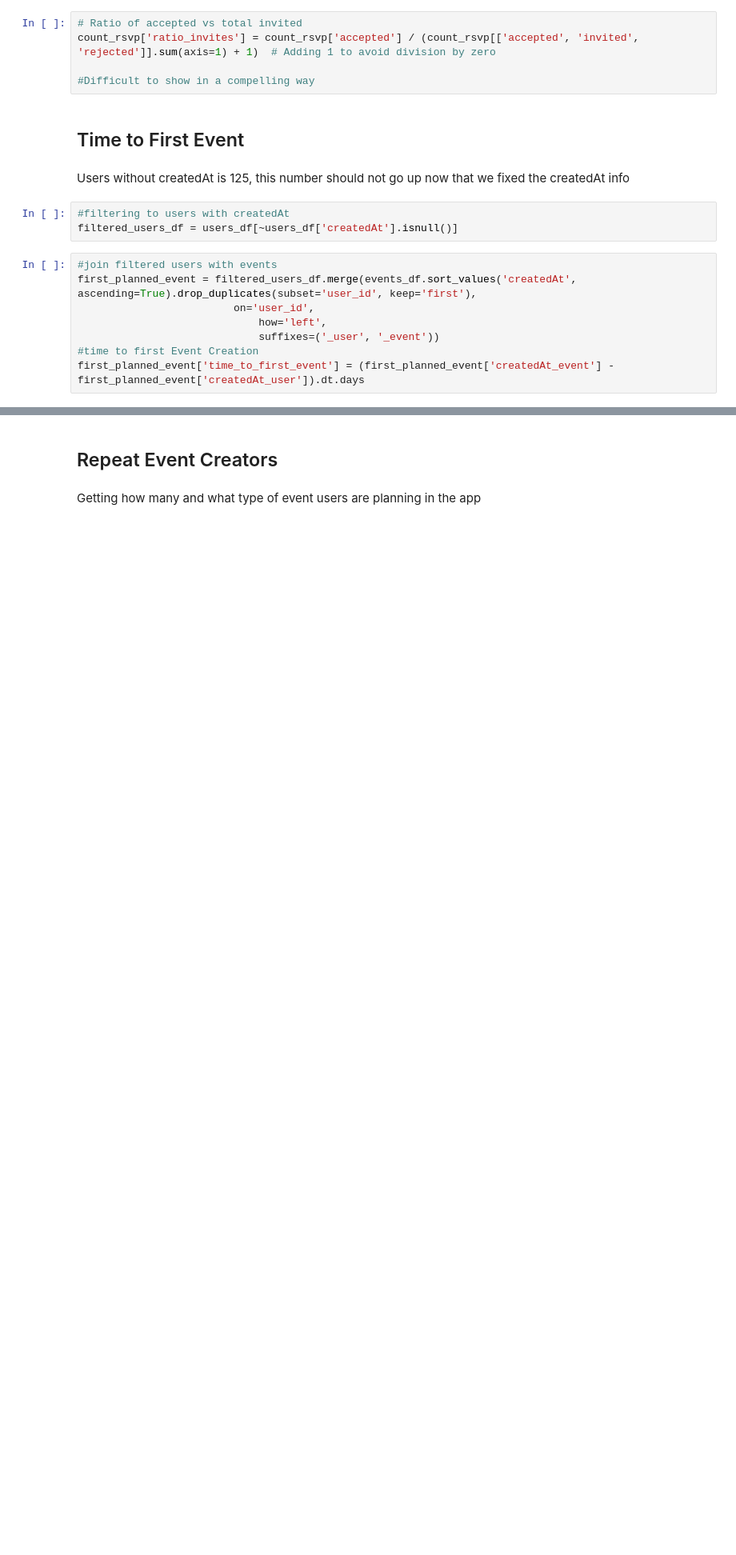
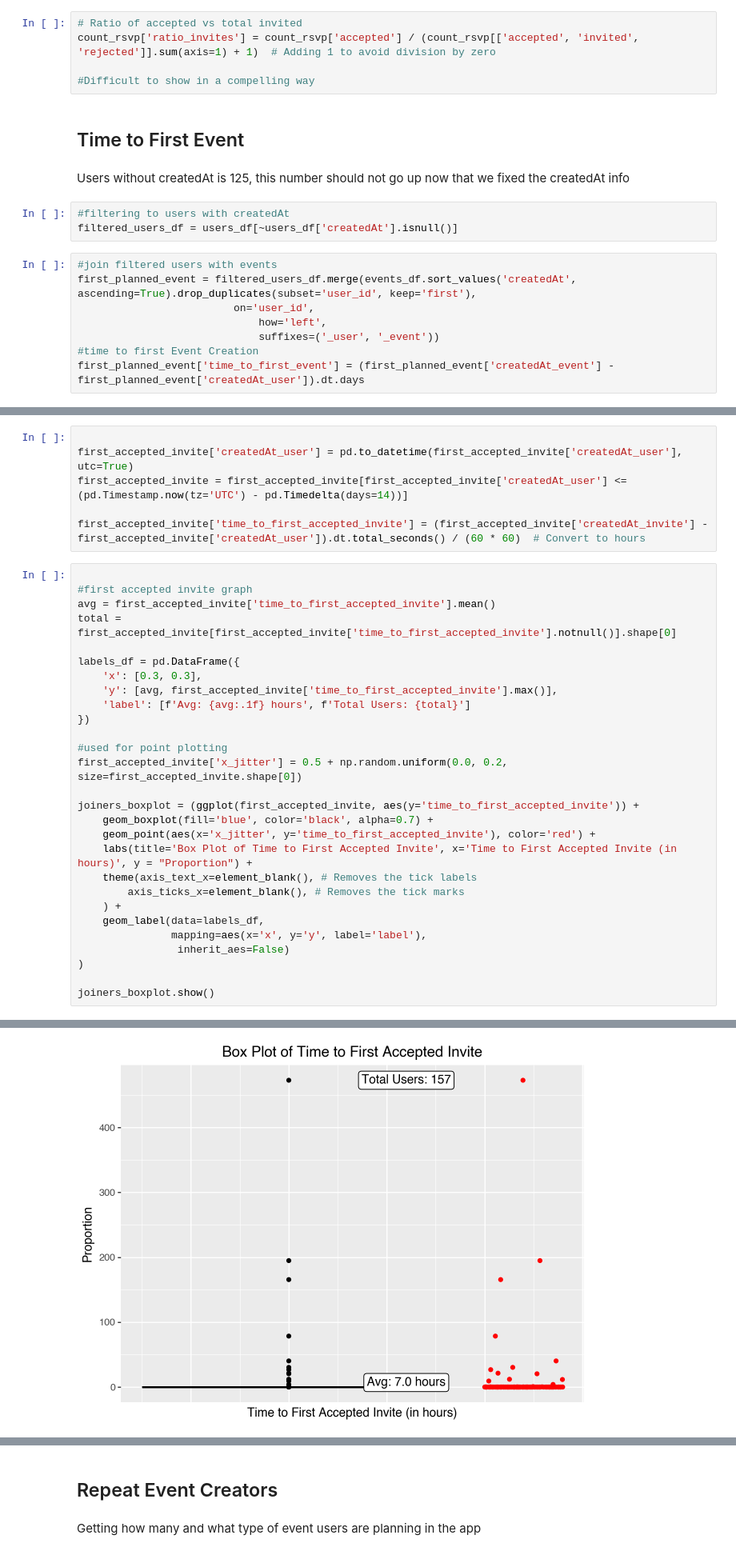
Before and after one commit to brandon841/analytics_report, a Jupyter notebook: event_analytics.ipynb, the cells around one changed output, grey strips where cells are left out. Shown at 80% size. Saved outputs shown, nothing was run; the diff lists cells and outputs as text; blank space fills up the shorter version.

```diff
--- a/event_analytics.ipynb
+++ b/event_analytics.ipynb
@@ -232,0 +183,35 @@ geom_point : Removed 29 rows containing missing values.
+# %%
+
+first_accepted_invite['createdAt_user'] = pd.to_datetime(first_accepted_invite['createdAt_user'], utc=True)
+first_accepted_invite = first_accepted_invite[first_accepted_invite['createdAt_user'] <= (pd.Timestamp.now(tz='UTC') - pd.Timedelta(days=14))]
+
+first_accepted_invite['time_to_first_accepted_invite'] = (first_accepted_invite['createdAt_invite'] - first_accepted_invite['createdAt_user']).dt.total_seconds() / (60 * 60)  # Convert to hours
+# %%
+
+#first accepted invite graph
+avg = first_accepted_invite['time_to_first_accepted_invite'].mean()
+total = first_accepted_invite[first_accepted_invite['time_to_first_accepted_invite'].notnull()].shape[0]
+
+labels_df = pd.DataFrame({
+    'x': [0.3, 0.3],
+    'y': [avg, first_accepted_invite['time_to_first_accepted_invite'].max()],
+    'label': [f'Avg: {avg:.1f} hours', f'Total Users: {total}']
+})
+
+#used for point plotting
+first_accepted_invite['x_jitter'] = 0.5 + np.random.uniform(0.0, 0.2, size=first_accepted_invite.shape[0])
+
+joiners_boxplot = (ggplot(first_accepted_invite, aes(y='time_to_first_accepted_invite')) +
+    geom_boxplot(fill='blue', color='black', alpha=0.7) +
+    geom_point(aes(x='x_jitter', y='time_to_first_accepted_invite'), color='red') +
+    labs(title='Box Plot of Time to First Accepted Invite', x='Time to First Accepted Invite (in hours)', y = "Proportion") +
+    theme(axis_text_x=element_blank(), # Removes the tick labels
+        axis_ticks_x=element_blank(), # Removes the tick marks
+    ) +
+    geom_label(data=labels_df,
+               mapping=aes(x='x', y='y', label='label'),
+                inherit_aes=False)
+)
+
+joiners_boxplot.show()
+# %% [output]
@@ -232,0 +222 @@ geom_point : Removed 29 rows containing missing values.
+[figure, added]
```
Also changed, not shown: parts of 6 cells of this notebook, 4 other files.
